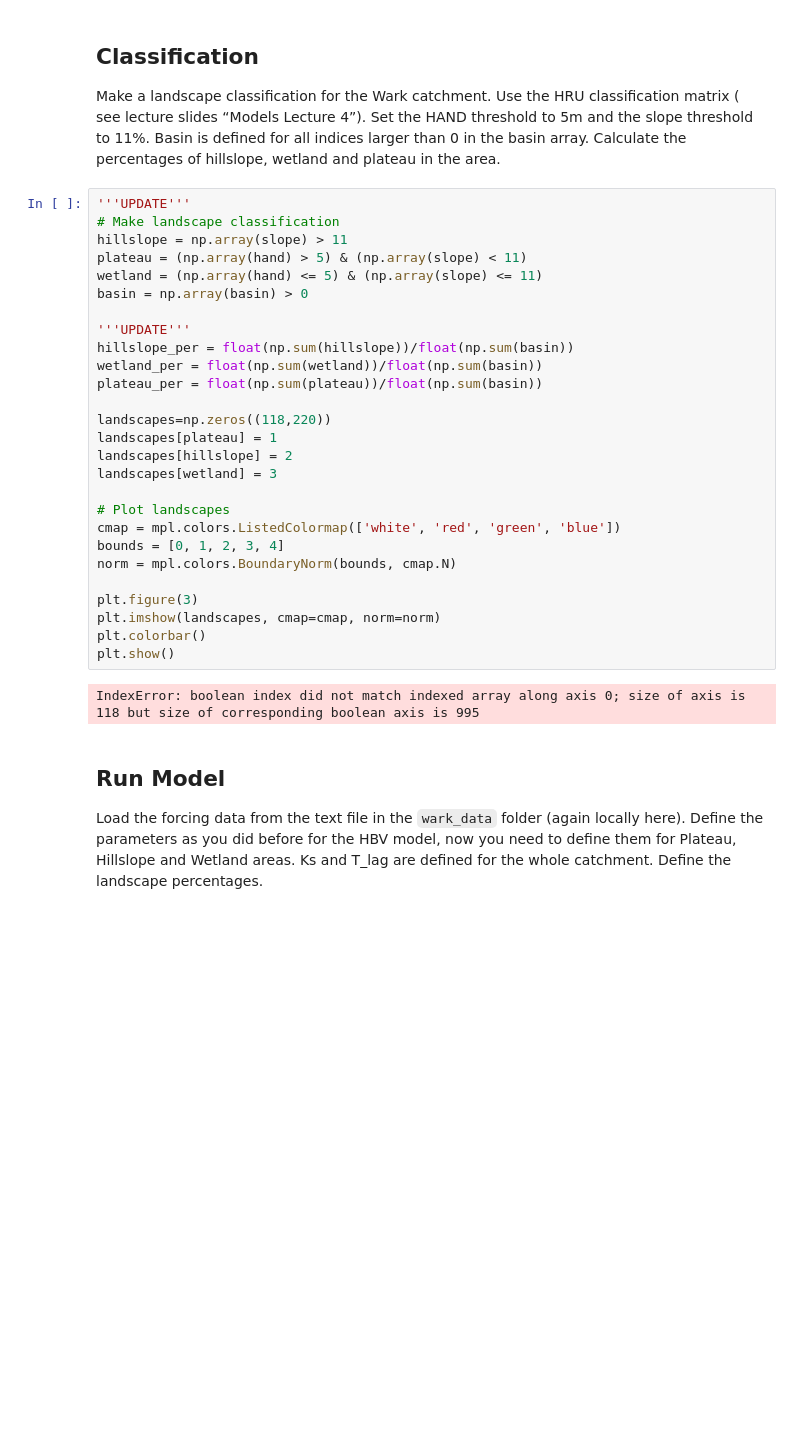
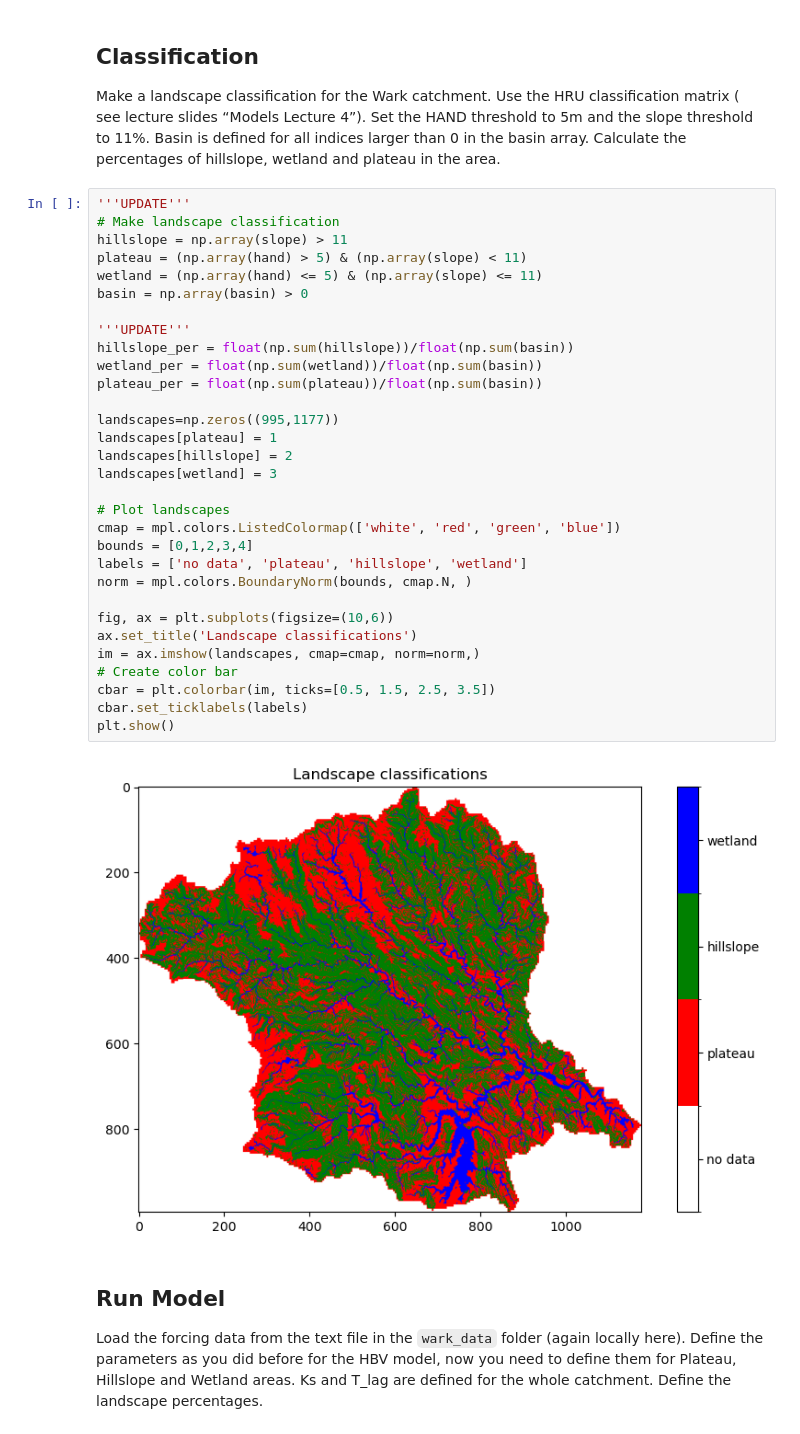
Before and after one commit to eWaterCycle/teaching-materials, a Jupyter notebook: book/exercise_journal_ann_laura/FlexTopo/exercise_flextopo_manning.ipynb, the cells around one changed output. Saved outputs shown, nothing was run; the diff lists cells and outputs as text; blank space fills up the shorter version.

Commit message:
landscape classification

```diff
--- a/book/exercise_journal_ann_laura/FlexTopo/exercise_flextopo_manning.ipynb
+++ b/book/exercise_journal_ann_laura/FlexTopo/exercise_flextopo_manning.ipynb
@@ -292,32 +292,36 @@ Make a landscape classification for the Wark catchment. Use the HRU classificati
 # %%
 '''UPDATE'''
 # Make landscape classification
 hillslope = np.array(slope) > 11
 plateau = (np.array(hand) > 5) & (np.array(slope) < 11)
 wetland = (np.array(hand) <= 5) & (np.array(slope) <= 11)
 basin = np.array(basin) > 0
 
 '''UPDATE'''
 hillslope_per = float(np.sum(hillslope))/float(np.sum(basin))
 wetland_per = float(np.sum(wetland))/float(np.sum(basin))
 plateau_per = float(np.sum(plateau))/float(np.sum(basin))
 
-landscapes=np.zeros((118,220))
+landscapes=np.zeros((995,1177))
 landscapes[plateau] = 1
 landscapes[hillslope] = 2
 landscapes[wetland] = 3
 
 # Plot landscapes
 cmap = mpl.colors.ListedColormap(['white', 'red', 'green', 'blue'])
-bounds = [0, 1, 2, 3, 4]
-norm = mpl.colors.BoundaryNorm(bounds, cmap.N)
+bounds = [0,1,2,3,4]
+labels = ['no data', 'plateau', 'hillslope', 'wetland']
+norm = mpl.colors.BoundaryNorm(bounds, cmap.N, )
 
-plt.figure(3)
-plt.imshow(landscapes, cmap=cmap, norm=norm)
-plt.colorbar()
+fig, ax = plt.subplots(figsize=(10,6))
+ax.set_title('Landscape classifications')
+im = ax.imshow(landscapes, cmap=cmap, norm=norm,)
+# Create color bar
+cbar = plt.colorbar(im, ticks=[0.5, 1.5, 2.5, 3.5])
+cbar.set_ticklabels(labels)
 plt.show()
 # %% [output]
-IndexError: boolean index did not match indexed array along axis 0; size of axis is 118 but size of corresponding boolean axis is 995
+[figure, added]
 # %% [markdown]
 ## Run Model
 
```
Also changed, not shown: parts of 1 cell of this notebook.
